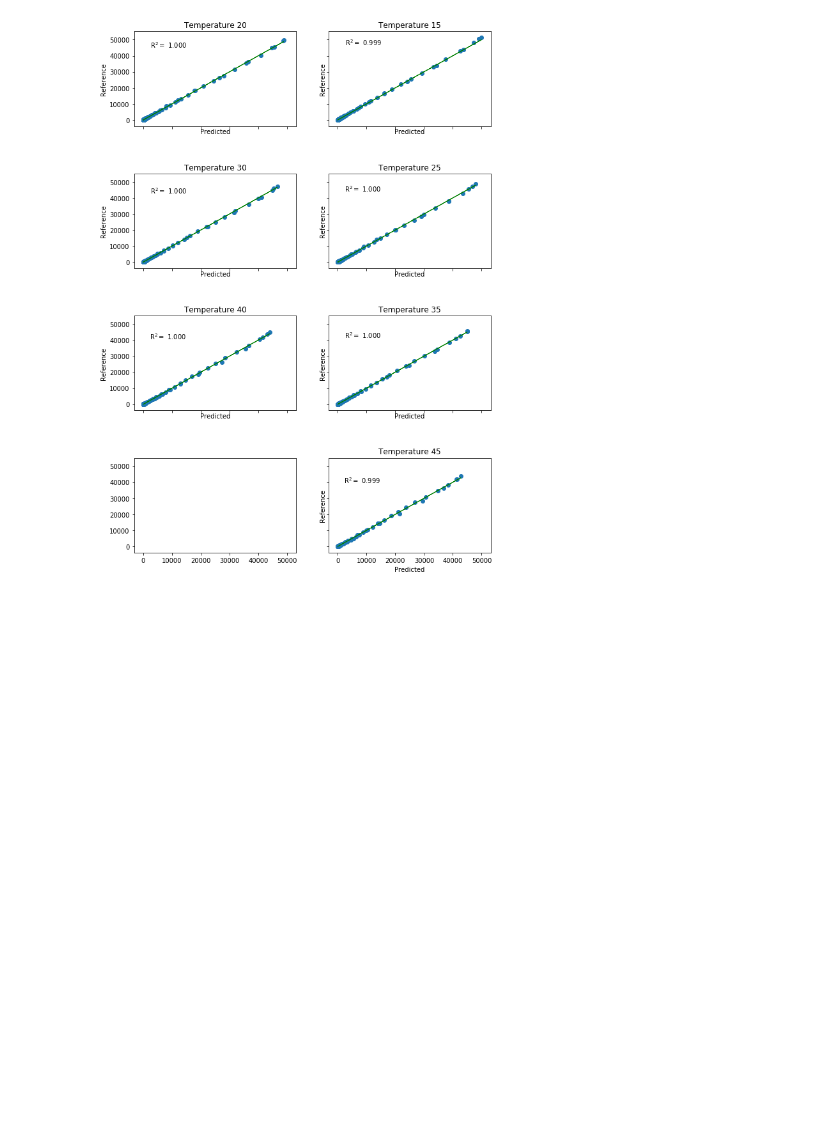
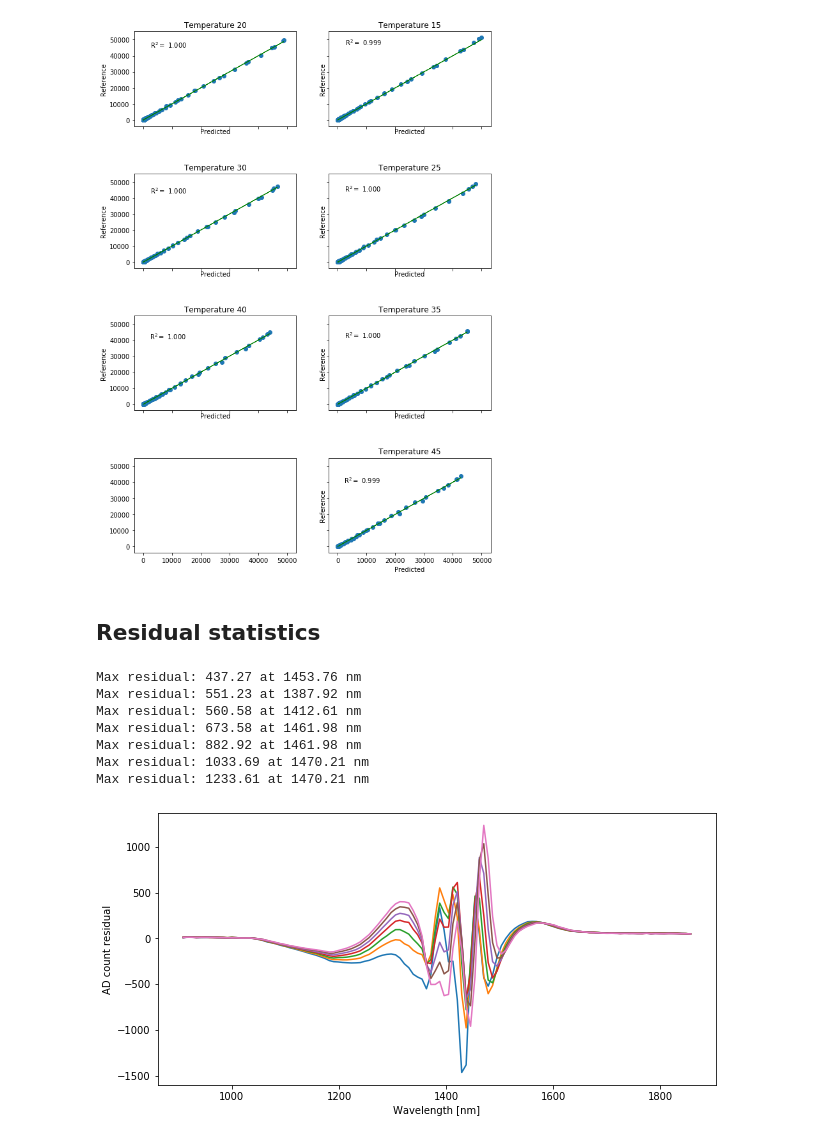
Before and after one commit to martinlie/led_curve, a Jupyter notebook: 2020-01-29-led-curve.ipynb, the cells around one changed output. Cells and saved outputs as stored; diff of their text form; code cells hidden in the pictures; blank space fills up the shorter version.

Commit message:
Added residual statistics

```diff
--- a/2020-01-29-led-curve.ipynb
+++ b/2020-01-29-led-curve.ipynb
@@ -135,10 +135,6 @@ dfs.T.plot(figsize=(15,5))
 # %% [markdown]
 ## How well does this correlate?
 Lets take the mean of the raw data corresponding to each temperature level and calculate the r^2 coefficient
-# %%
-raw = dff[dff['Y'] == 15].mean().to_numpy()
-raw = raw[:116] # just remove the temperature column
-sim = dfs.loc[15].to_numpy()
 # %%
 from sklearn.metrics import mean_squared_error, r2_score
 
@@ -180,3 +176,28 @@ for temp in range(15,50,5):
 plt.show()
 # %% [output]
 [figure]
+# %% [markdown]
+## Residual statistics
+# %%
+plt.figure(figsize=(10,5))
+for temp in range(15,50,5):
+
+    raw = dff[dff['Y'] == temp].mean().to_numpy()
+    raw = raw[:116] # just remove the temperature column
+    sim = dfs.loc[temp].to_numpy()
+    res = raw-sim
+    plt.plot(wls,res)
+    print("Max residual: {:.2f} at {:.2f} nm".format(np.max(res), wls[np.argmax(res)]))
+
+plt.xlabel("Wavelength [nm]")
+plt.ylabel("AD count residual")
+plt.show()
+# %% [output]
+Max residual: 437.27 at 1453.76 nm
+Max residual: 551.23 at 1387.92 nm
+Max residual: 560.58 at 1412.61 nm
+Max residual: 673.58 at 1461.98 nm
+Max residual: 882.92 at 1461.98 nm
+Max residual: 1033.69 at 1470.21 nm
+Max residual: 1233.61 at 1470.21 nm
+[figure, added]
```
